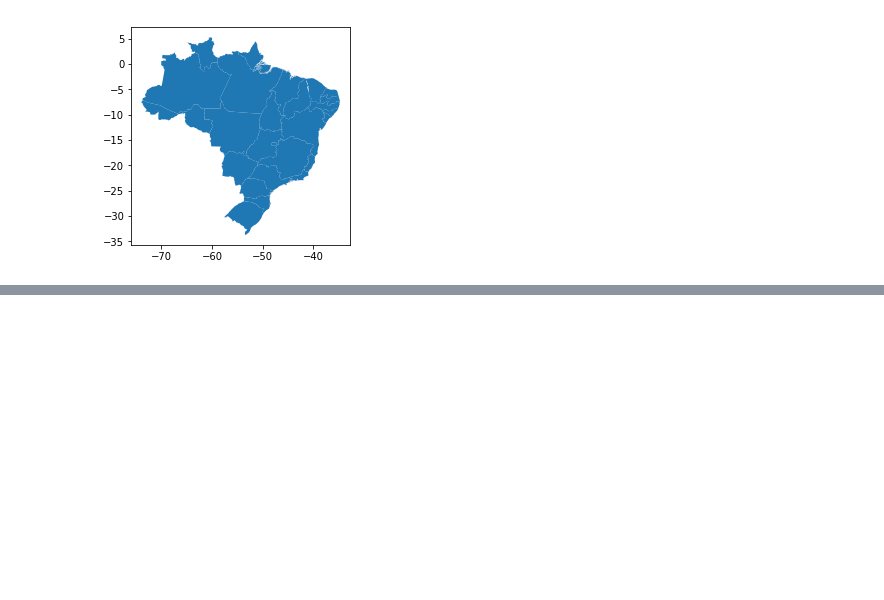
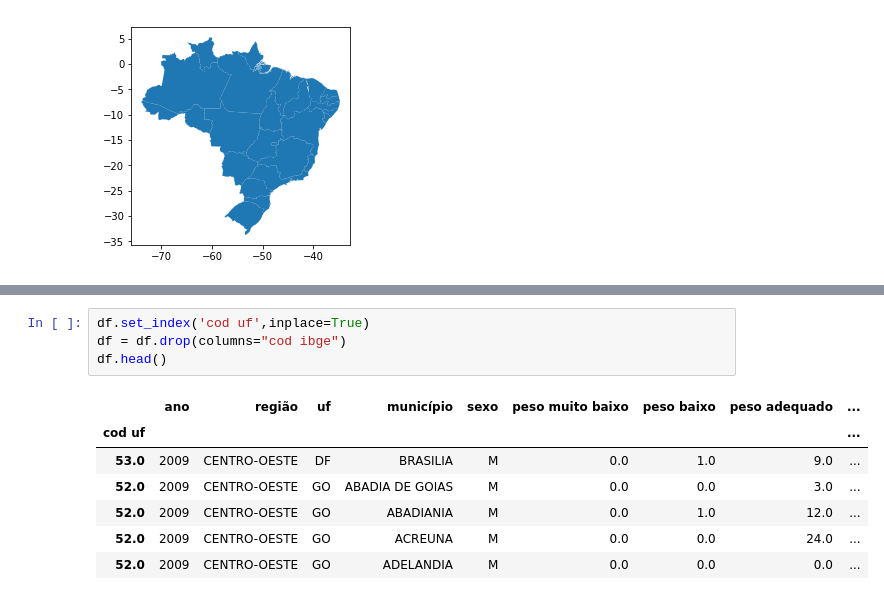
Before and after one commit to PedroVitorino-ICS/ICD_20182, a Jupyter notebook: map_plot.ipynb, the cells around one changed output, grey strips where cells are left out. Drawn from its saved outputs; the diff is of its cells as text; blank space fills up the shorter version.

```diff
--- a/map_plot.ipynb
+++ b/map_plot.ipynb
@@ -28,0 +31,12 @@ df.head()
+# %%
+df.set_index('cod uf',inplace=True)
+df = df.drop(columns="cod ibge")
+df.head()
+# %% [output]
+|  | ano | região | uf | município | sexo | peso muito baixo | peso baixo | peso adequado | ... |
+| cod uf |  |  |  |  |  |  |  |  | ... |
+| 53.0 | 2009 | CENTRO-OESTE | DF | BRASILIA | M | 0.0 | 1.0 | 9.0 | ... |
+| 52.0 | 2009 | CENTRO-OESTE | GO | ABADIA DE GOIAS | M | 0.0 | 0.0 | 3.0 | ... |
+| 52.0 | 2009 | CENTRO-OESTE | GO | ABADIANIA | M | 0.0 | 1.0 | 12.0 | ... |
+| 52.0 | 2009 | CENTRO-OESTE | GO | ACREUNA | M | 0.0 | 0.0 | 24.0 | ... |
+| 52.0 | 2009 | CENTRO-OESTE | GO | ADELANDIA | M | 0.0 | 0.0 | 0.0 | ... |
```
Also changed, not shown: parts of 3 cells of this notebook.
